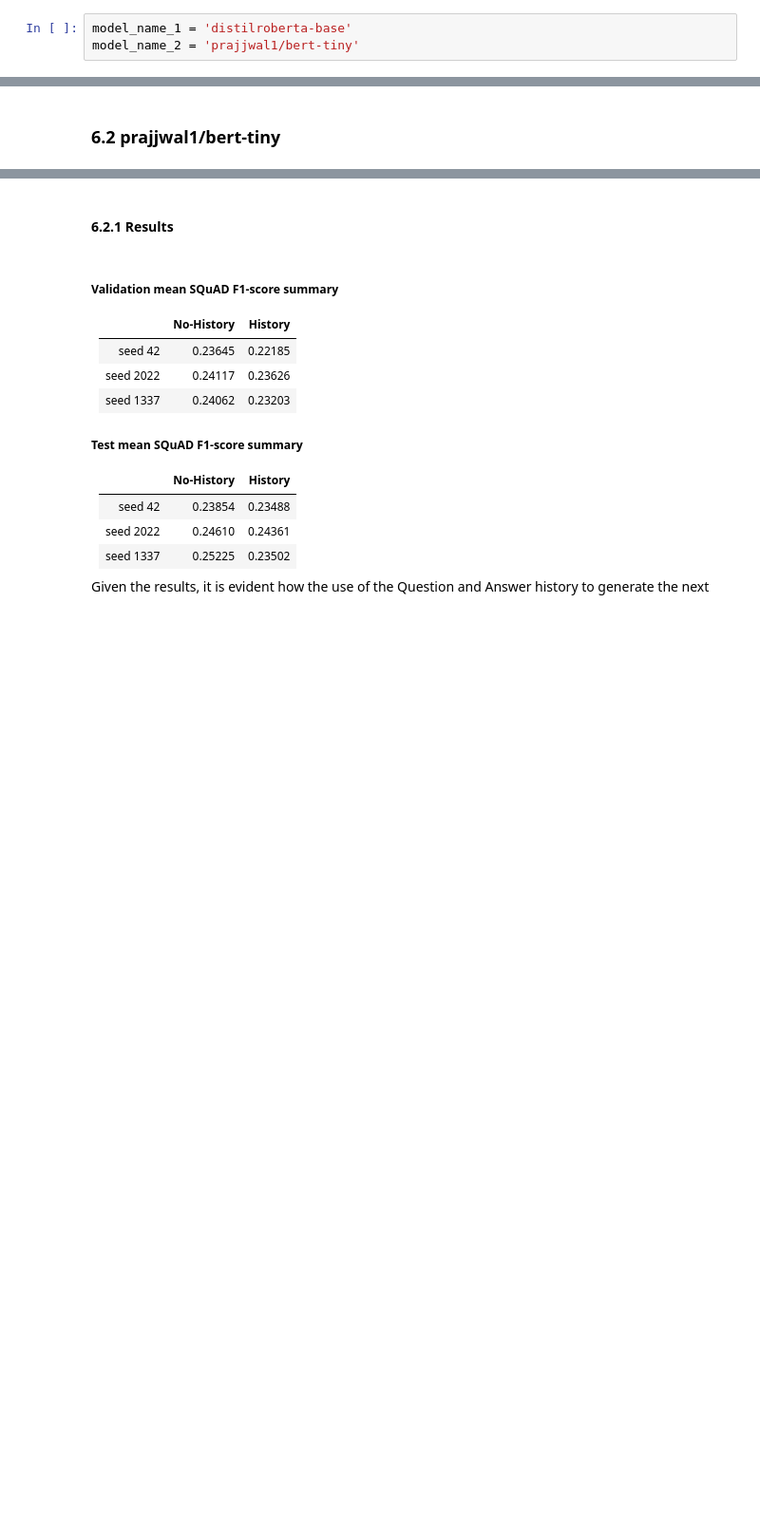
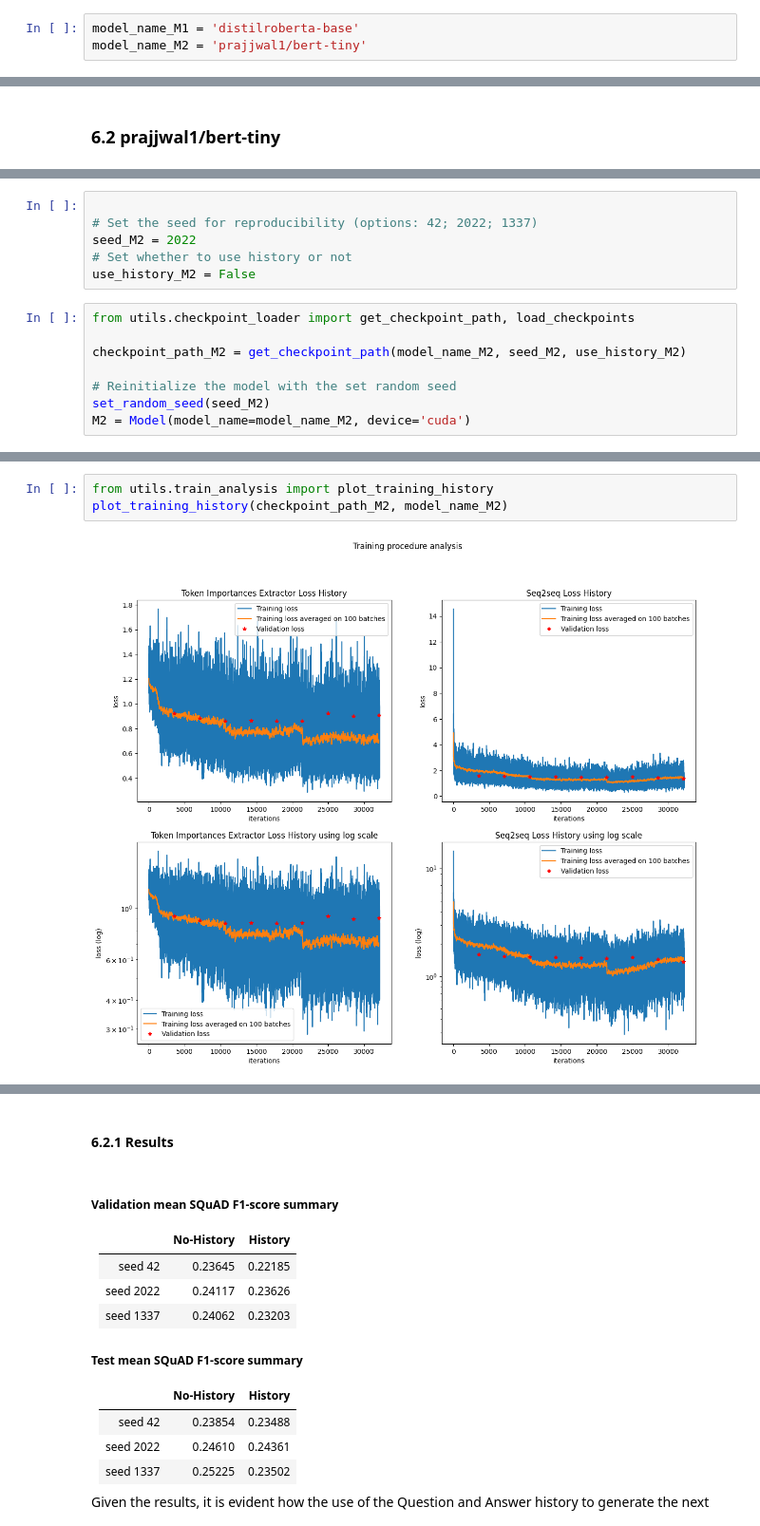
Before and after one commit to RiccardoSpolaor/Question-Answering, a Jupyter notebook: main_trainer_redone.ipynb, the cells around one changed output, grey strips where cells are left out. Shown at 95% size. Saved outputs shown, nothing was run; the diff lists cells and outputs as text; blank space fills up the shorter version.

```diff
--- a/main_trainer_redone.ipynb
+++ b/main_trainer_redone.ipynb
@@ -358,8 +361,8 @@ test_dataloader = get_dataloader(test_df)
 # %% [markdown]
 ## [Task 3] Model definition
 # %%
-model_name_1 = 'distilroberta-base'
-model_name_2 = 'prajjwal1/bert-tiny'
+model_name_M1 = 'distilroberta-base'
+model_name_M2 = 'prajjwal1/bert-tiny'
 # %%
 from models.model import Model
 
@@ -538,0 +521,14 @@ folder_name = get_checkpoint_folder(seed, use_history)
+# %%
+
+# Set the seed for reproducibility (options: 42; 2022; 1337)
+seed_M2 = 2022
+# Set whether to use history or not
+use_history_M2 = False
+# %%
+from utils.checkpoint_loader import get_checkpoint_path, load_checkpoints
+
+checkpoint_path_M2 = get_checkpoint_path(model_name_M2, seed_M2, use_history_M2)
+
+# Reinitialize the model with the set random seed
+set_random_seed(seed_M2)
+M2 = Model(model_name=model_name_M2, device='cuda')
@@ -587,2 +562,7 @@ plt.yscale('log')
+# %%
+from utils.train_analysis import plot_training_history
+plot_training_history(checkpoint_path_M2, model_name_M2)
+# %% [output]
+[figure, added]
 # %%
 from utils.squad import validate
```
Also changed, not shown: parts of 45 cells of this notebook, 12 other files.
